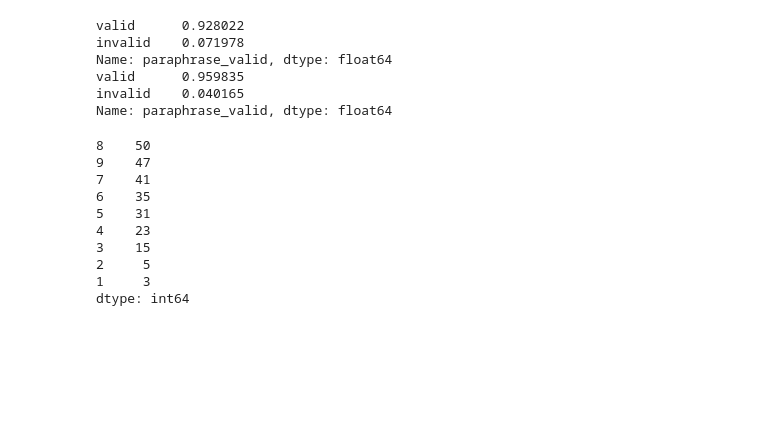
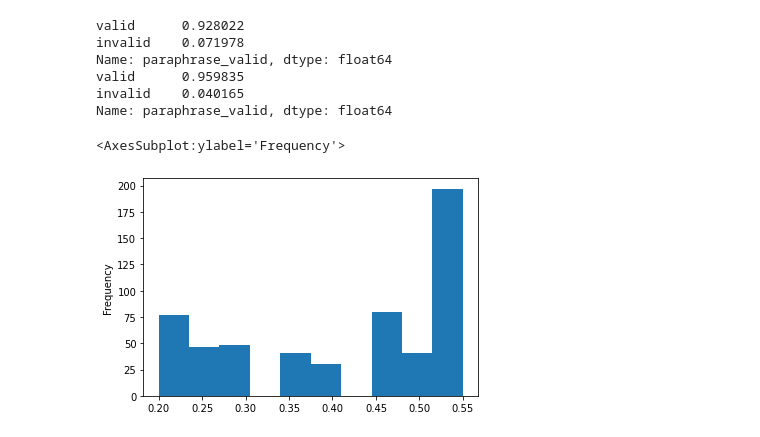
Before and after one commit to nehasrikn/paraphrase-nlu-internal, a Jupyter notebook: experiments/auto_vs_human/auto_paraphrase.ipynb, the cells around one changed output. Cells and saved outputs as stored; diff of their text form; code cells hidden in the pictures; blank space fills up the shorter version.

```diff
--- a/experiments/auto_vs_human/auto_paraphrase.ipynb
+++ b/experiments/auto_vs_human/auto_paraphrase.ipynb
@@ -24,16 +25,21 @@ Name: paraphrase_valid, dtype: float64
 valid      0.959835
 invalid    0.040165
 Name: paraphrase_valid, dtype: float64
-# %%
-pd.Series([len(v) for v in snli_gpt3.values()]).value_counts()
-# %% [output]
-8    50
-9    47
-7    41
-6    35
-5    31
-4    23
-3    15
-2     5
-1     3
-dtype: int64
+# %%
+paraphrases = pd.read_csv('abductive/results/validation_annotation_files/pilot/qcpg_paraphrases_hyp1_validated.csv')
+# %%
+paraphrases = paraphrases[paraphrases['hyp1_paraphrase_invalid'] == 'valid']
+# %%
+lexical = []
+syntactic = []
+semantic = []
+# %%
+for i in paraphrases.settings.map(eval):
+    lexical.append(i['lexical'])
+    syntactic.append(i['syntactic'])
+    semantic.append(i['semantic'])
+# %%
+pd.Series(lexical).plot.hist()
+# %% [output]
+<AxesSubplot:ylabel='Frequency'>
+[figure, added]
```
Also changed, not shown: parts of 4 cells of this notebook, 27 other files.
